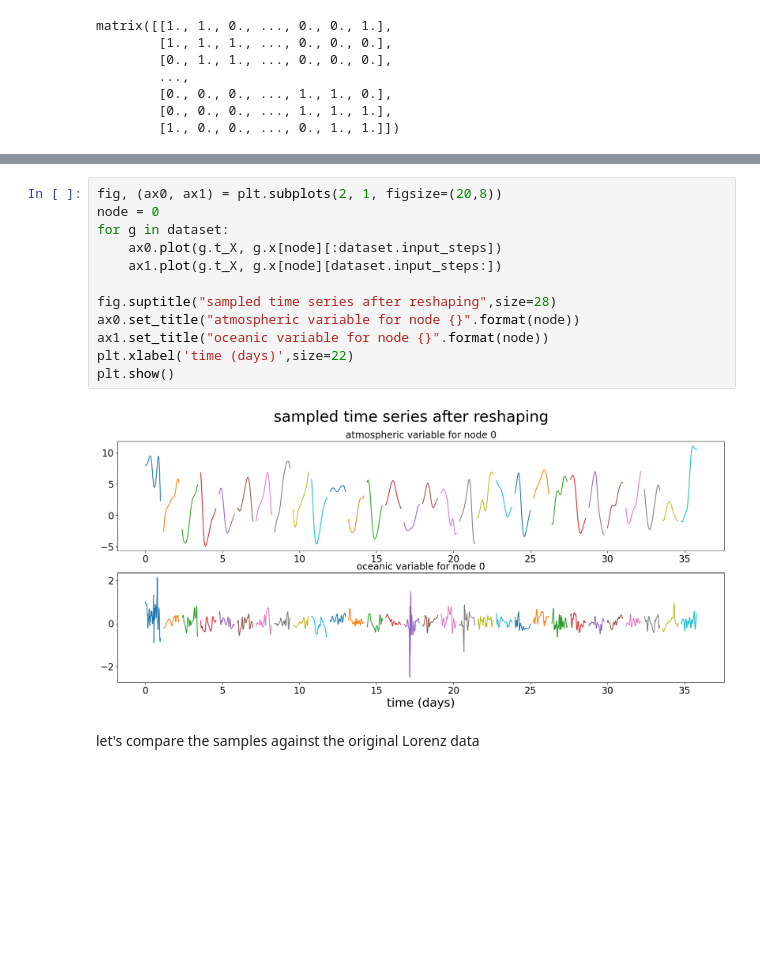
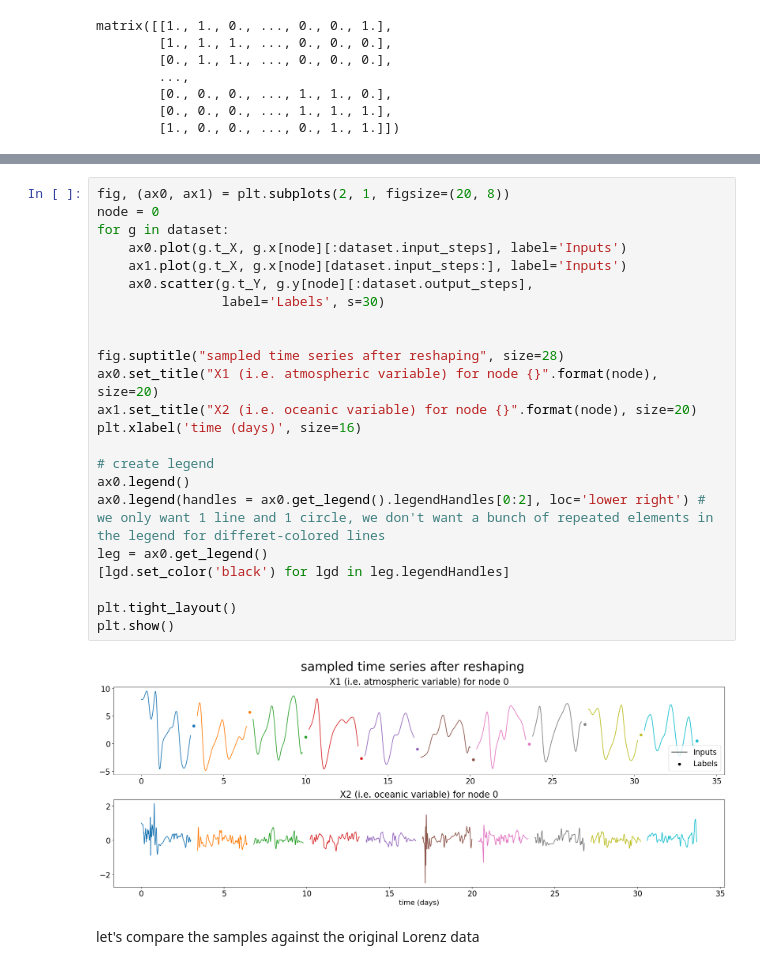
Before and after one commit to VaniSachdev/lorenzGNN, a Jupyter notebook: data_wrangling_verification.ipynb, the cells around one changed output, grey strips where cells are left out. Cells and saved outputs as stored; diff of their text form; blank space fills up the shorter version.

```diff
--- a/data_wrangling_verification.ipynb
+++ b/data_wrangling_verification.ipynb
@@ -56,17 +76,28 @@ Graph(n_nodes=36, n_node_features=200, n_edge_features=None, n_labels=1)
 # %%
-fig, (ax0, ax1) = plt.subplots(2, 1, figsize=(20,8))
+fig, (ax0, ax1) = plt.subplots(2, 1, figsize=(20, 8))
 node = 0
 for g in dataset:
-    ax0.plot(g.t_X, g.x[node][:dataset.input_steps])
-    ax1.plot(g.t_X, g.x[node][dataset.input_steps:])
+    ax0.plot(g.t_X, g.x[node][:dataset.input_steps], label='Inputs')
+    ax1.plot(g.t_X, g.x[node][dataset.input_steps:], label='Inputs')
+    ax0.scatter(g.t_Y, g.y[node][:dataset.output_steps],
+                label='Labels', s=30)
 
-fig.suptitle("sampled time series after reshaping",size=28)
-ax0.set_title("atmospheric variable for node {}".format(node))
-ax1.set_title("oceanic variable for node {}".format(node))
-plt.xlabel('time (days)',size=22)
+
+fig.suptitle("sampled time series after reshaping", size=28)
+ax0.set_title("X1 (i.e. atmospheric variable) for node {}".format(node), size=20)
+ax1.set_title("X2 (i.e. oceanic variable) for node {}".format(node), size=20)
+plt.xlabel('time (days)', size=16)
+
+# create legend
+ax0.legend()
+ax0.legend(handles = ax0.get_legend().legendHandles[0:2], loc='lower right') # we only want 1 line and 1 circle, we don't want a bunch of repeated elements in the legend for differet-colored lines
+leg = ax0.get_legend()
+[lgd.set_color('black') for lgd in leg.legendHandles]
+
+plt.tight_layout()
 plt.show()
 # %% [output]
-[figure, old version]
+[figure, new version]
 # %% [markdown]
 let's compare the samples against the original Lorenz data
 # %%
```
Also changed, not shown: parts of 7 cells of this notebook, 1 other file.
